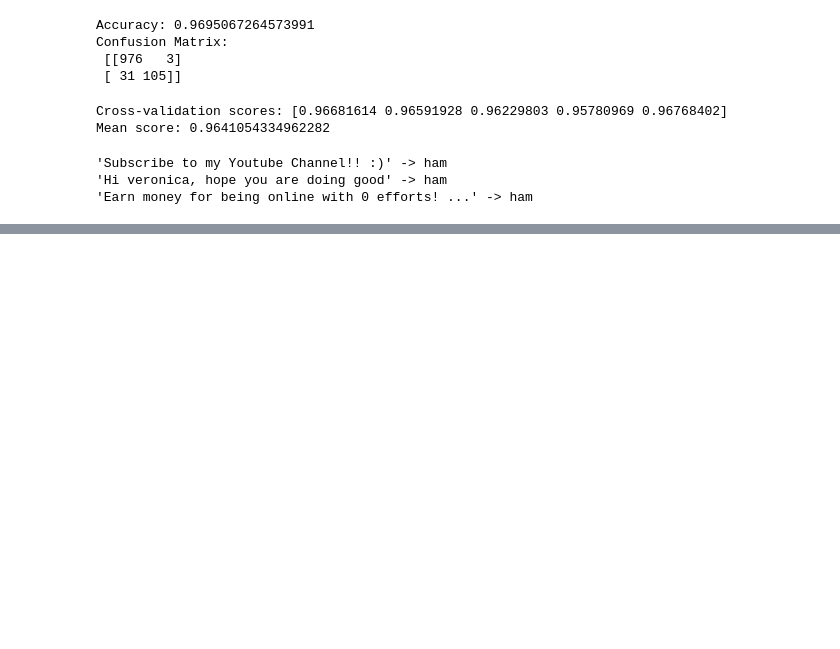
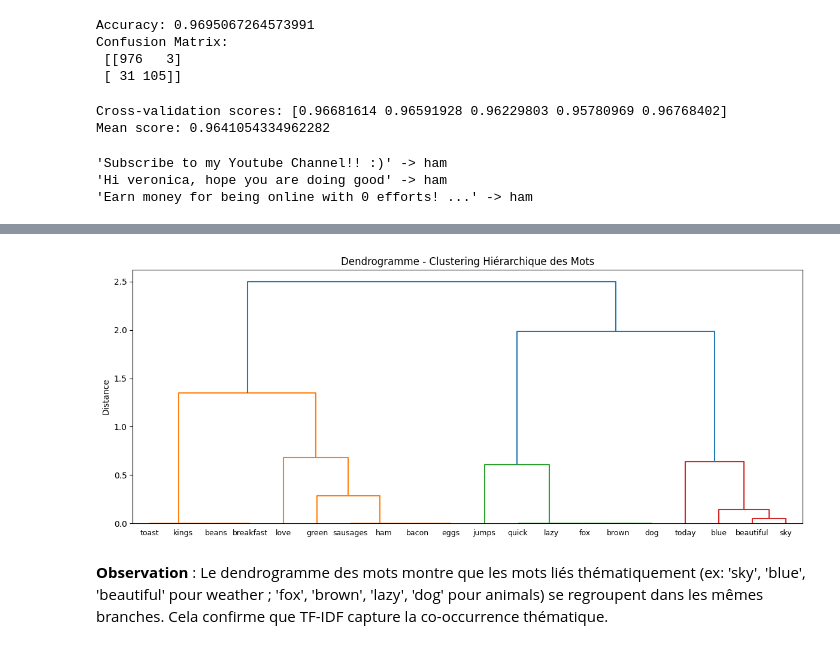
Before and after one commit to Pchambet/NLP-from-scratch-to-BERT, a Jupyter notebook: Solutions/TP2_BOW_TFIDF.ipynb, the cells around one changed output, grey strips where cells are left out. Cells and saved outputs as stored; diff of their text form; code cells hidden in the pictures; blank space fills up the shorter version.

```diff
--- a/Solutions/TP2_BOW_TFIDF.ipynb
+++ b/Solutions/TP2_BOW_TFIDF.ipynb
@@ -188,0 +520,23 @@ for text, label in zip(examples, predictions):
+# %%
+# 23-24. Clustering de mots (par similarité)
+word_sim = cosine_similarity(tf_idf_norm.T)  # Transposé : mots x mots
+
+word_dist = 1 - word_sim
+np.fill_diagonal(word_dist, 0)
+word_dist = np.clip(word_dist, 0, None)  # Pas de distances négatives
+
+condensed_word_dist = squareform(word_dist)
+Z_words = linkage(condensed_word_dist, method='ward')
+
+plt.figure(figsize=(12, 5))
+dendrogram(Z_words, labels=list(vocab), leaf_font_size=9)
+plt.title('Dendrogramme - Clustering Hiérarchique des Mots')
+plt.ylabel('Distance')
+plt.tight_layout()
+plt.show()
+# %% [output]
+[figure, added]
+# %% [markdown]
+**Observation** : Le dendrogramme des mots montre que les mots liés thématiquement
+(ex: 'sky', 'blue', 'beautiful' pour weather ; 'fox', 'brown', 'lazy', 'dog' pour animals)
+se regroupent dans les mêmes branches. Cela confirme que TF-IDF capture la co-occurrence thématique.
```
Also changed, not shown: parts of 23 cells of this notebook, 12 other files.
